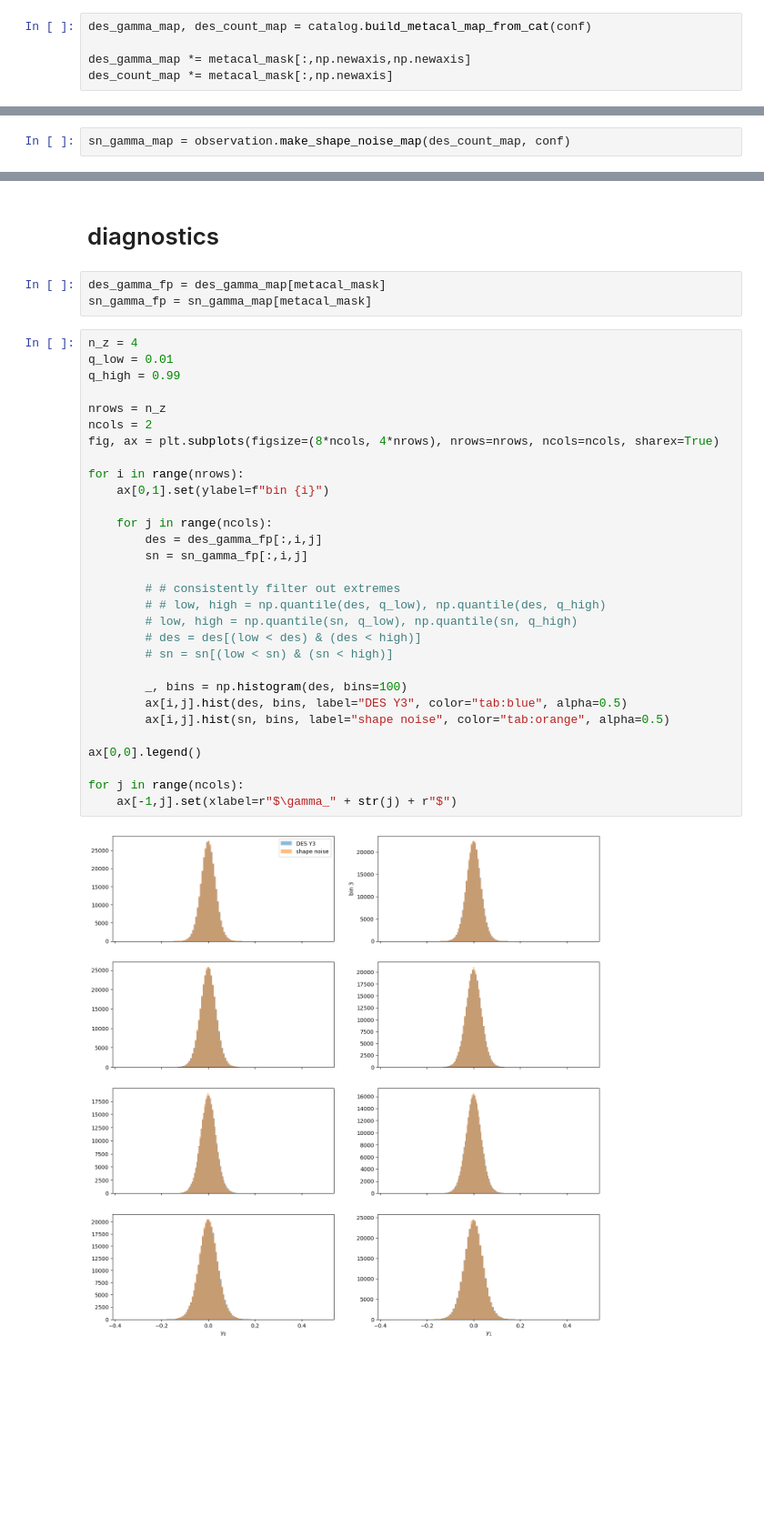
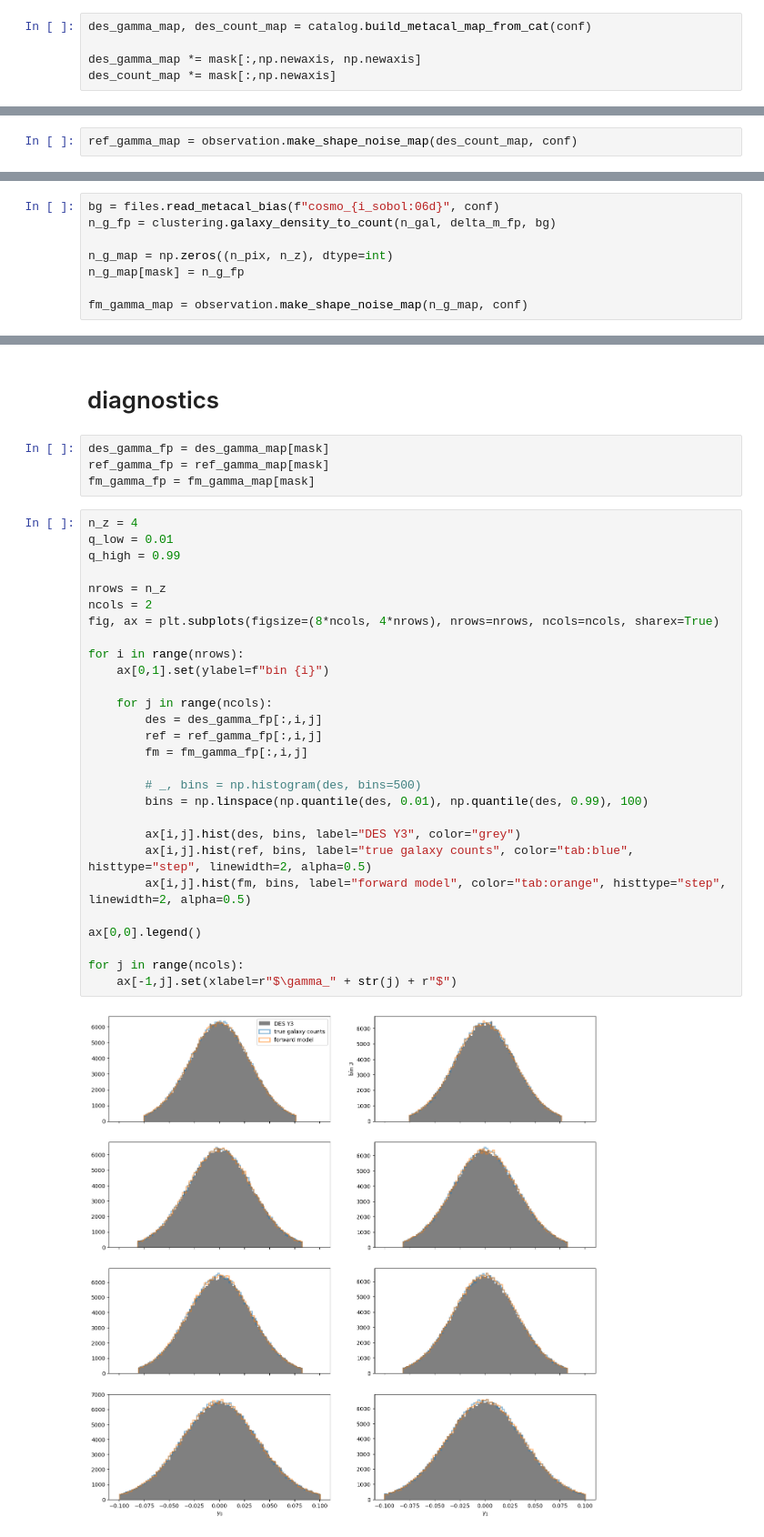
Before and after one commit to des-science/multiprobe-simulation-inference, a Jupyter notebook: dev/notebooks/des_y3/shape_noise.ipynb, the cells around one changed output, grey strips where cells are left out. Shown at 91% size. Drawn from its saved outputs; the diff is of its cells as text; blank space fills up the shorter version.

```diff
--- a/dev/notebooks/des_y3/shape_noise.ipynb
+++ b/dev/notebooks/des_y3/shape_noise.ipynb
@@ -39,6 +35,6 @@ hp.mollview(metacal_mask, title="mask")
 # %%
 des_gamma_map, des_count_map = catalog.build_metacal_map_from_cat(conf)
 
-des_gamma_map *= metacal_mask[:,np.newaxis,np.newaxis]
-des_count_map *= metacal_mask[:,np.newaxis]
+des_gamma_map *= mask[:,np.newaxis, np.newaxis]
+des_count_map *= mask[:,np.newaxis]
 # %% [output]
@@ -72,3 +66,3 @@ hp.mollview(des_count_map[:,iz], title="DES Y3 counts")
 # %%
-sn_gamma_map = observation.make_shape_noise_map(des_count_map, conf)
+ref_gamma_map = observation.make_shape_noise_map(des_count_map, conf)
 # %% [output]
@@ -82,0 +133,8 @@ hp.mollview(sn_gamma_map[:,iz,1], title=r"shape noise $\gamma_2$")
+# %%
+bg = files.read_metacal_bias(f"cosmo_{i_sobol:06d}", conf)
+n_g_fp = clustering.galaxy_density_to_count(n_gal, delta_m_fp, bg)
+
+n_g_map = np.zeros((n_pix, n_z), dtype=int)
+n_g_map[mask] = n_g_fp
+
+fm_gamma_map = observation.make_shape_noise_map(n_g_map, conf)
@@ -83,37 +143,36 @@ hp.mollview(sn_gamma_map[:,iz,1], title=r"shape noise $\gamma_2$")
 # %% [markdown]
 # diagnostics
 # %%
-des_gamma_fp = des_gamma_map[metacal_mask]
-sn_gamma_fp = sn_gamma_map[metacal_mask]
+des_gamma_fp = des_gamma_map[mask]
+ref_gamma_fp = ref_gamma_map[mask]
+fm_gamma_fp = fm_gamma_map[mask]
 # %%
 n_z = 4
 q_low = 0.01
 q_high = 0.99
 
 nrows = n_z
 ncols = 2
 fig, ax = plt.subplots(figsize=(8*ncols, 4*nrows), nrows=nrows, ncols=ncols, sharex=True)
 
 for i in range(nrows):
     ax[0,1].set(ylabel=f"bin {i}")
 
     for j in range(ncols):
         des = des_gamma_fp[:,i,j]
-        sn = sn_gamma_fp[:,i,j]
+        ref = ref_gamma_fp[:,i,j]
+        fm = fm_gamma_fp[:,i,j]
 
-        # # consistently filter out extremes
-        # # low, high = np.quantile(des, q_low), np.quantile(des, q_high)
-        # low, high = np.quantile(sn, q_low), np.quantile(sn, q_high)
-        # des = des[(low < des) & (des < high)]
-        # sn = sn[(low < sn) & (sn < high)]
+        # _, bins = np.histogram(des, bins=500)
+        bins = np.linspace(np.quantile(des, 0.01), np.quantile(des, 0.99), 100)
 
-        _, bins = np.histogram(des, bins=100)
-        ax[i,j].hist(des, bins, label="DES Y3", color="tab:blue", alpha=0.5)
-        ax[i,j].hist(sn, bins, label="shape noise", color="tab:orange", alpha=0.5)
+        ax[i,j].hist(des, bins, label="DES Y3", color="grey")
+        ax[i,j].hist(ref, bins, label="true galaxy counts", color="tab:blue", histtype="step", linewidth=2, alpha=0.5)
+        ax[i,j].hist(fm, bins, label="forward model", color="tab:orange", histtype="step", linewidth=2, alpha=0.5)
 
 ax[0,0].legend()
 
 for j in range(ncols):
     ax[-1,j].set(xlabel=r"$\gamma_" + str(j) + r"$")
 # %% [output]
-[figure, old version]
+[figure, new version]
```
Also changed, not shown: parts of 16 cells of this notebook.
